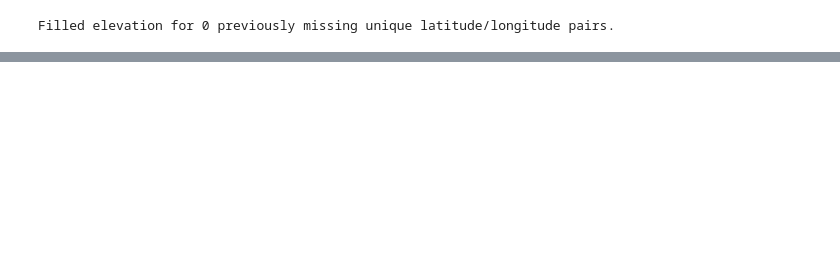
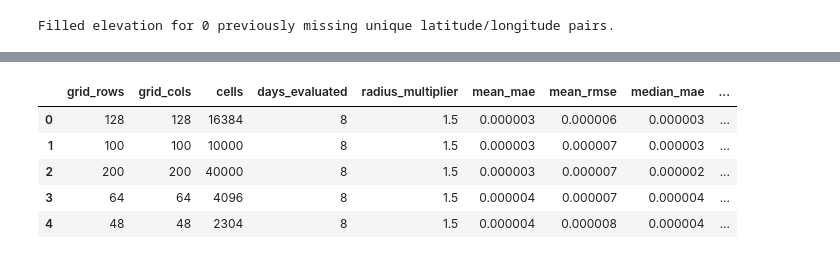
Before and after one commit to ArjSheth/ClimateConsciousImli, a Jupyter notebook: ml_stuff_finally.ipynb, the cells around one changed output, grey strips where cells are left out. Cells and saved outputs as stored; diff of their text form; code cells hidden in the pictures; blank space fills up the shorter version.

```diff
--- a/ml_stuff_finally.ipynb
+++ b/ml_stuff_finally.ipynb
@@ -150,0 +545,19 @@ print(len(unique_dates), "unique dates in the NO2 dataset.")
+# %%
+y_pred = xgb_model.predict(X_test)
+mae = mean_absolute_error(y_test, y_pred)
+rmse = mean_squared_error(y_test, y_pred)
+r2 = r2_score(y_test, y_pred)
+
+print(f"MAE: {mae:.6f}")
+print(f"RMSE: {rmse:.6f}")
+print(f"R^2: {r2:.4f}")
+
+# Step 6: inspect which features the model relied on most
+importance_df = pd.DataFrame(
+    {
+        "feature": feature_cols,
+        "importance": xgb_model.feature_importances_,
+    }
+).sort_values("importance", ascending=False)
+
+importance_df
@@ -150,0 +817,36 @@ print(len(unique_dates), "unique dates in the NO2 dataset.")
+# %%
+# Compare several smaller grid sizes on the same evaluation setup.
+candidate_grid_shapes = [(48, 48), (64, 64), (100,100), (128, 128), (200,200)]
+comparison_rows = []
+
+for grid_shape in candidate_grid_shapes:
+    scores, summary = evaluate_coarse_grid_accuracy(
+        no2,
+        grid_shape=grid_shape,
+        n_days=8,
+        test_frac=0.2,
+        random_state=42,
+        radius_multiplier=1.5,
+    )
+    comparison_rows.append({
+        "grid_rows": grid_shape[0],
+        "grid_cols": grid_shape[1],
+        "cells": grid_shape[0] * grid_shape[1],
+        "days_evaluated": summary["days_evaluated"],
+        "radius_multiplier": summary["radius_multiplier"],
+        "mean_mae": summary["mean_mae"],
+        "mean_rmse": summary["mean_rmse"],
+        "median_mae": summary["median_mae"],
+        "median_rmse": summary["median_rmse"],
+    })
+
+grid_comparison_df = pd.DataFrame(comparison_rows).sort_values(["mean_rmse", "cells"]).reset_index(drop=True)
+grid_comparison_df["compression_vs_full"] = grid_comparison_df["cells"] / (len(lat_vals) * len(lon_vals))
+grid_comparison_df
+# %% [output]
+|  | grid_rows | grid_cols | cells | days_evaluated | radius_multiplier | mean_mae | mean_rmse | median_mae | ... |
+| 0 | 128 | 128 | 16384 | 8 | 1.5 | 0.000003 | 0.000006 | 0.000003 | ... |
+| 1 | 100 | 100 | 10000 | 8 | 1.5 | 0.000003 | 0.000007 | 0.000003 | ... |
+| 2 | 200 | 200 | 40000 | 8 | 1.5 | 0.000003 | 0.000007 | 0.000002 | ... |
+| 3 | 64 | 64 | 4096 | 8 | 1.5 | 0.000004 | 0.000007 | 0.000004 | ... |
+| 4 | 48 | 48 | 2304 | 8 | 1.5 | 0.000004 | 0.000008 | 0.000004 | ... |
```
Also changed, not shown: parts of 32 cells of this notebook.
